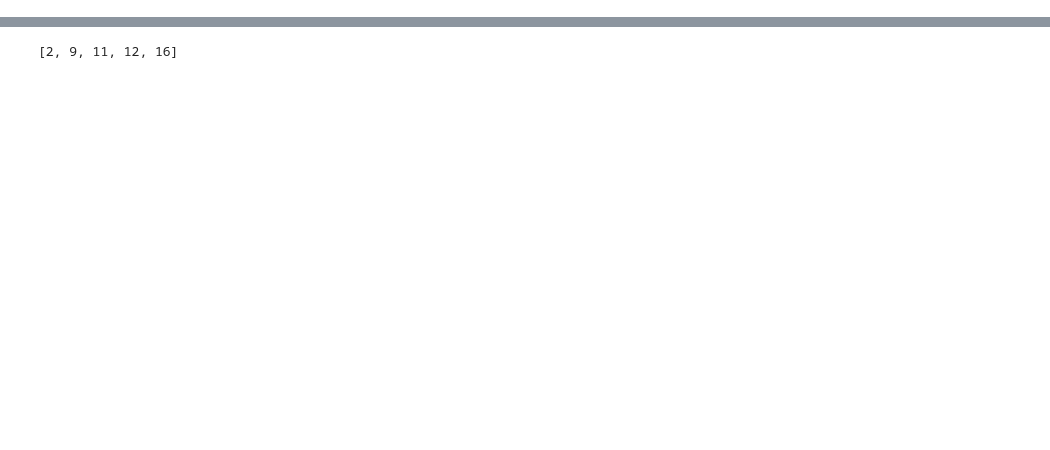
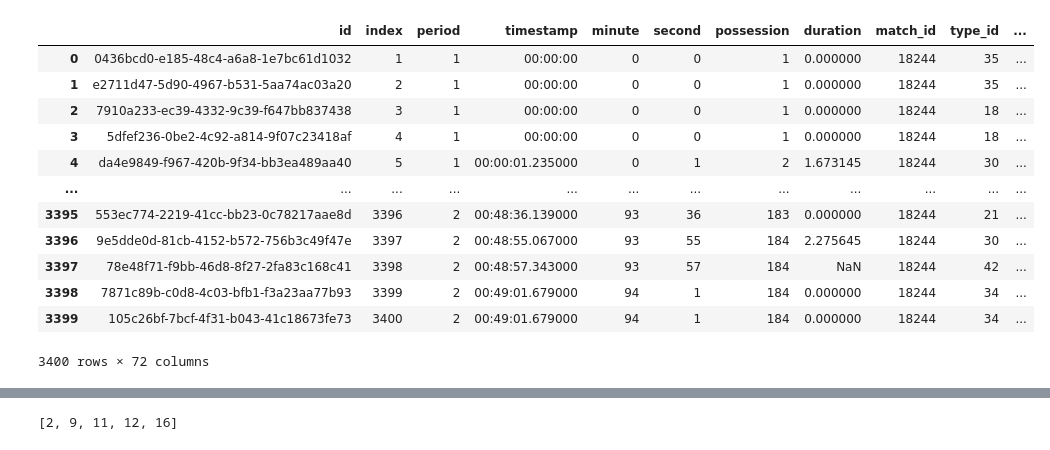
Before and after one commit to jmlee8939/Expected-values-of-soccer, a Jupyter notebook: Xg_analysis.ipynb, the cells around one changed output, grey strips where cells are left out. Drawn from its saved outputs; the diff is of its cells as text; code cells hidden in the pictures; blank space fills up the shorter version.

```diff
--- a/Xg_analysis.ipynb
+++ b/Xg_analysis.ipynb
@@ -9,0 +91,16 @@ from src.Preprocess_events import preprocess_event
+# %%
+df
+# %% [output]
+|  | id | index | period | timestamp | minute | second | possession | duration | match_id | type_id | ... |
+| 0 | 0436bcd0-e185-48c4-a6a8-1e7bc61d1032 | 1 | 1 | 00:00:00 | 0 | 0 | 1 | 0.000000 | 18244 | 35 | ... |
+| 1 | e2711d47-5d90-4967-b531-5aa74ac03a20 | 2 | 1 | 00:00:00 | 0 | 0 | 1 | 0.000000 | 18244 | 35 | ... |
+| 2 | 7910a233-ec39-4332-9c39-f647bb837438 | 3 | 1 | 00:00:00 | 0 | 0 | 1 | 0.000000 | 18244 | 18 | ... |
+| 3 | 5dfef236-0be2-4c92-a814-9f07c23418af | 4 | 1 | 00:00:00 | 0 | 0 | 1 | 0.000000 | 18244 | 18 | ... |
+| 4 | da4e9849-f967-420b-9f34-bb3ea489aa40 | 5 | 1 | 00:00:01.235000 | 0 | 1 | 2 | 1.673145 | 18244 | 30 | ... |
+| ... | ... | ... | ... | ... | ... | ... | ... | ... | ... | ... | ... |
+| 3395 | 553ec774-2219-41cc-bb23-0c78217aae8d | 3396 | 2 | 00:48:36.139000 | 93 | 36 | 183 | 0.000000 | 18244 | 21 | ... |
+| 3396 | 9e5dde0d-81cb-4152-b572-756b3c49f47e | 3397 | 2 | 00:48:55.067000 | 93 | 55 | 184 | 2.275645 | 18244 | 30 | ... |
+| 3397 | 78e48f71-f9bb-46d8-8f27-2fa83c168c41 | 3398 | 2 | 00:48:57.343000 | 93 | 57 | 184 | NaN | 18244 | 42 | ... |
+| 3398 | 7871c89b-c0d8-4c03-bfb1-f3a23aa77b93 | 3399 | 2 | 00:49:01.679000 | 94 | 1 | 184 | 0.000000 | 18244 | 34 | ... |
+| 3399 | 105c26bf-7bcf-4f31-b043-41c18673fe73 | 3400 | 2 | 00:49:01.679000 | 94 | 1 | 184 | 0.000000 | 18244 | 34 | ... |
+3400 rows × 72 columns
```
Also changed, not shown: parts of 24 cells of this notebook.
